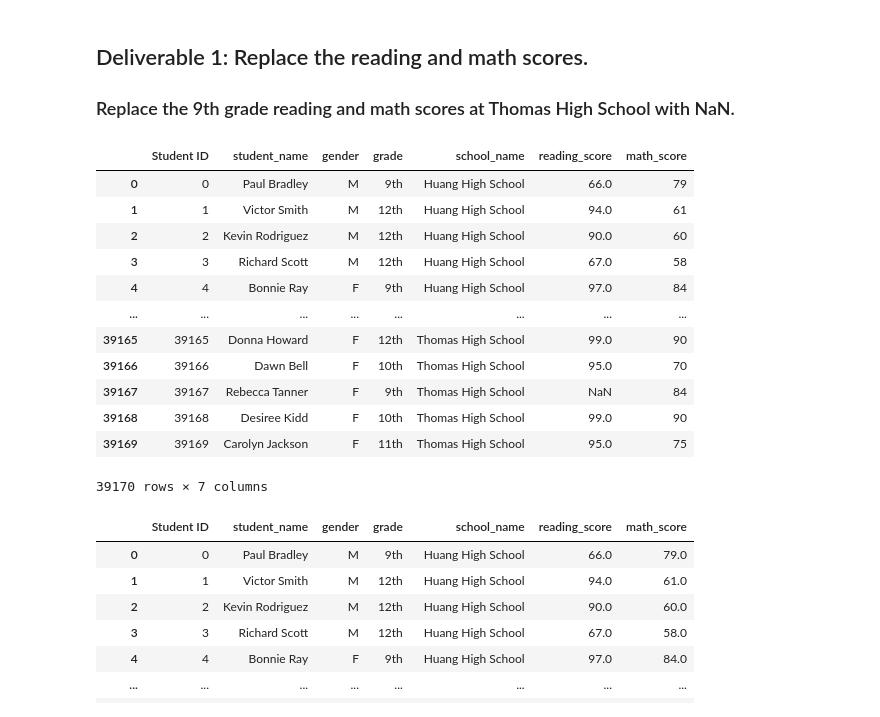
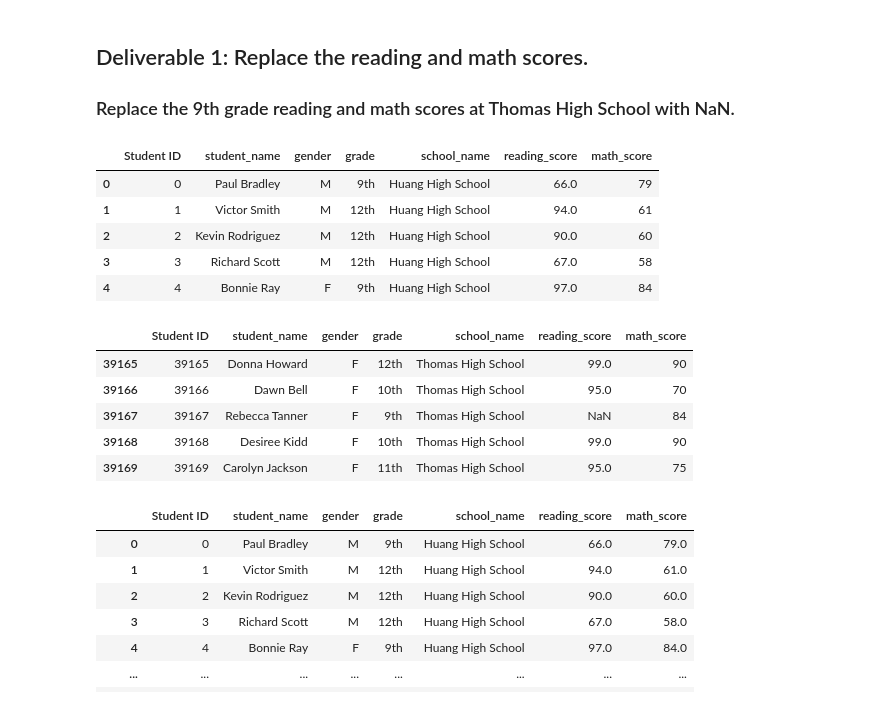
Before and after one commit to Peteresis/School_District_Analysis, a Jupyter notebook: PyCitySchools_Challenge_testing.ipynb, the cells around one changed output. Drawn from its saved outputs; the diff is of its cells as text; code cells hidden in the pictures.

```diff
--- a/PyCitySchools_Challenge_testing.ipynb
+++ b/PyCitySchools_Challenge_testing.ipynb
@@ -43,22 +43,24 @@ import numpy as np
 # %%
 # Step 2. Use the loc method on the student_data_df to select all the reading scores from the 9th grade at Thomas High School and replace them with NaN.
 student_data_df.loc[(student_data_df["school_name"] == "Thomas High School") & (student_data_df["grade"] == "9th")
                     & (student_data_df["reading_score"] >0),"reading_score" ] = np.nan
-student_data_df
+student_data_df.head()
 # %% [output]
 |  | Student ID | student_name | gender | grade | school_name | reading_score | math_score |
 | 0 | 0 | Paul Bradley | M | 9th | Huang High School | 66.0 | 79 |
 | 1 | 1 | Victor Smith | M | 12th | Huang High School | 94.0 | 61 |
 | 2 | 2 | Kevin Rodriguez | M | 12th | Huang High School | 90.0 | 60 |
 | 3 | 3 | Richard Scott | M | 12th | Huang High School | 67.0 | 58 |
 | 4 | 4 | Bonnie Ray | F | 9th | Huang High School | 97.0 | 84 |
-| ... | ... | ... | ... | ... | ... | ... | ... |
-| 39165 | 39165 | Donna Howard | F | 12th | Thomas High School | 99.0 | 90 |
-| 39166 | 39166 | Dawn Bell | F | 10th | Thomas High School | 95.0 | 70 |
-| 39167 | 39167 | Rebecca Tanner | F | 9th | Thomas High School | NaN | 84 |
-| 39168 | 39168 | Desiree Kidd | F | 10th | Thomas High School | 99.0 | 90 |
-| 39169 | 39169 | Carolyn Jackson | F | 11th | Thomas High School | 95.0 | 75 |
-39170 rows × 7 columns
+# %%
+student_data_df.tail()
+# %% [output]
+|  | Student ID | student_name | gender | grade | school_name | reading_score | math_score |
+| 39165 | 39165 | Donna Howard | F | 12th | Thomas High School | 99.0 | 90 |
+| 39166 | 39166 | Dawn Bell | F | 10th | Thomas High School | 95.0 | 70 |
+| 39167 | 39167 | Rebecca Tanner | F | 9th | Thomas High School | NaN | 84 |
+| 39168 | 39168 | Desiree Kidd | F | 10th | Thomas High School | 99.0 | 90 |
+| 39169 | 39169 | Carolyn Jackson | F | 11th | Thomas High School | 95.0 | 75 |
 # %%
 #  Step 3. Refactor the code in Step 2 to replace the math scores with NaN.
 student_data_df.loc[(student_data_df["school_name"] == "Thomas High School") & (student_data_df["grade"] == "9th")
```
Also changed, not shown: parts of 11 cells of this notebook.
